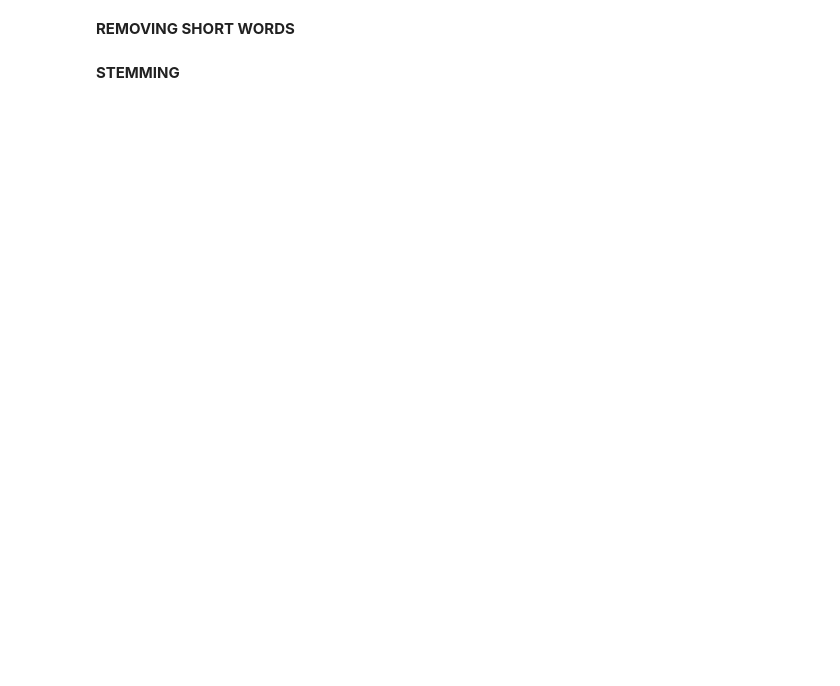
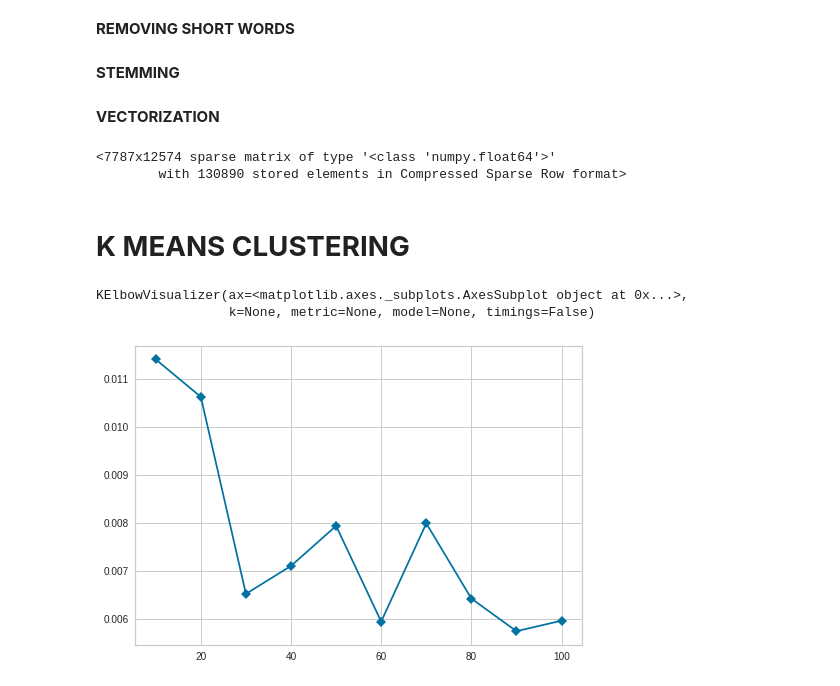
Before and after one commit to shashankbhatia15/NETFLIX-MOVIES-AND-TV-SHOWS-CLUSTERING, a Jupyter notebook: NETFLIX_MOVIES_AND_TV_SHOWS_CLUSTERING.ipynb, the cells around one changed output. Drawn from its saved outputs; the diff is of its cells as text; code cells hidden in the pictures; blank space fills up the shorter version.

```diff
--- a/NETFLIX_MOVIES_AND_TV_SHOWS_CLUSTERING.ipynb
+++ b/NETFLIX_MOVIES_AND_TV_SHOWS_CLUSTERING.ipynb
@@ -534,3 +583,5 @@ def stemming(text):
     return (" ".join(text))
 # %%
 df['combined features'] = df['combined features'].apply(lambda x: stemming(x))
+# %% [markdown]
+**VECTORIZATION**
@@ -536,0 +593,7 @@ df['combined features'] = df['combined features'].apply(lambda x: stemming(x))
+# %%
+x
+# %% [output]
+<7787x12574 sparse matrix of type '<class 'numpy.float64'>'
+        with 130890 stored elements in Compressed Sparse Row format>
+# %% [markdown]
+# **K MEANS CLUSTERING**
@@ -536,0 +606,17 @@ df['combined features'] = df['combined features'].apply(lambda x: stemming(x))
+# %%
+
+silhouette_avg = []
+model = KMeans()
+#for num_clusters in clusters:
+
+ # initialise kmeans
+model = KMeans()
+visualizer = KElbowVisualizer(
+    model, k=range(10,101,10), metric='silhouette', timings=False
+)
+
+visualizer.fit(X)
+# %% [output]
+KElbowVisualizer(ax=<matplotlib.axes._subplots.AxesSubplot object at 0x...>,
+                 k=None, metric=None, model=None, timings=False)
+[figure, added]
```
Also changed, not shown: parts of 36 cells of this notebook.
